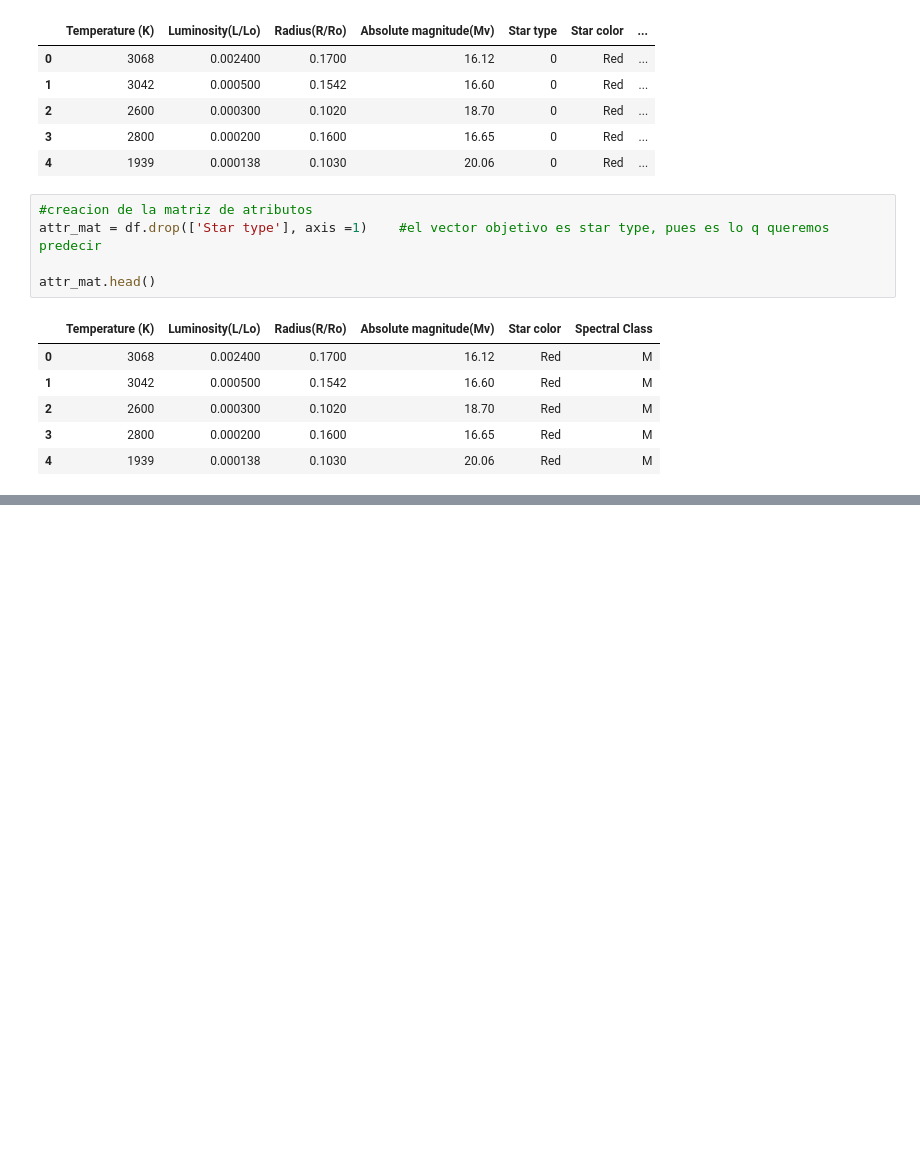
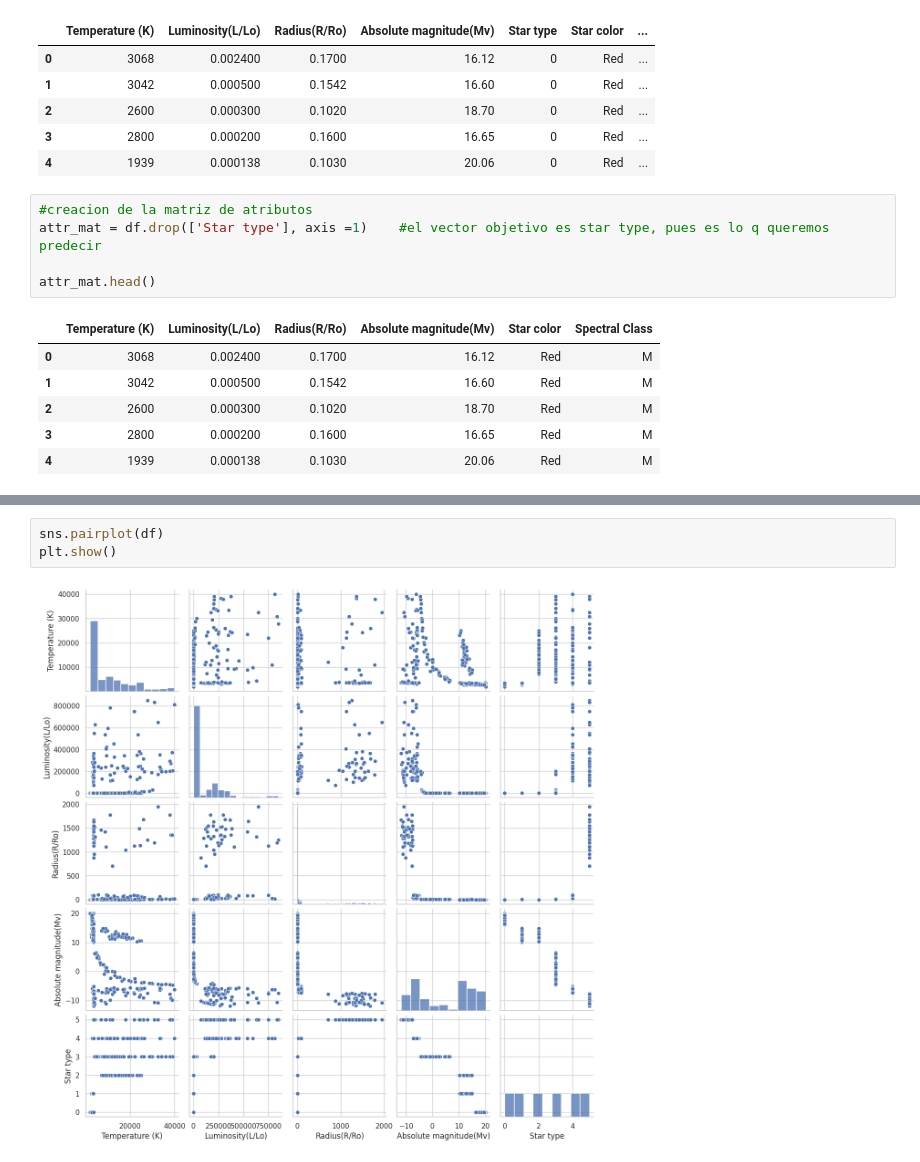
Before and after one commit to El-paolo/Prinicipal-Sequence-ML-Models, a Jupyter notebook: analisis.ipynb, the cells around one changed output, grey strips where cells are left out. Drawn from its saved outputs; the diff is of its cells as text; blank space fills up the shorter version.

```diff
--- a/analisis.ipynb
+++ b/analisis.ipynb
@@ -173,0 +191,5 @@ attr_mat.head()
+# %%
+sns.pairplot(df)
+plt.show()
+# %% [output]
+[figure, added]
```
Also changed, not shown: parts of 9 cells of this notebook.
